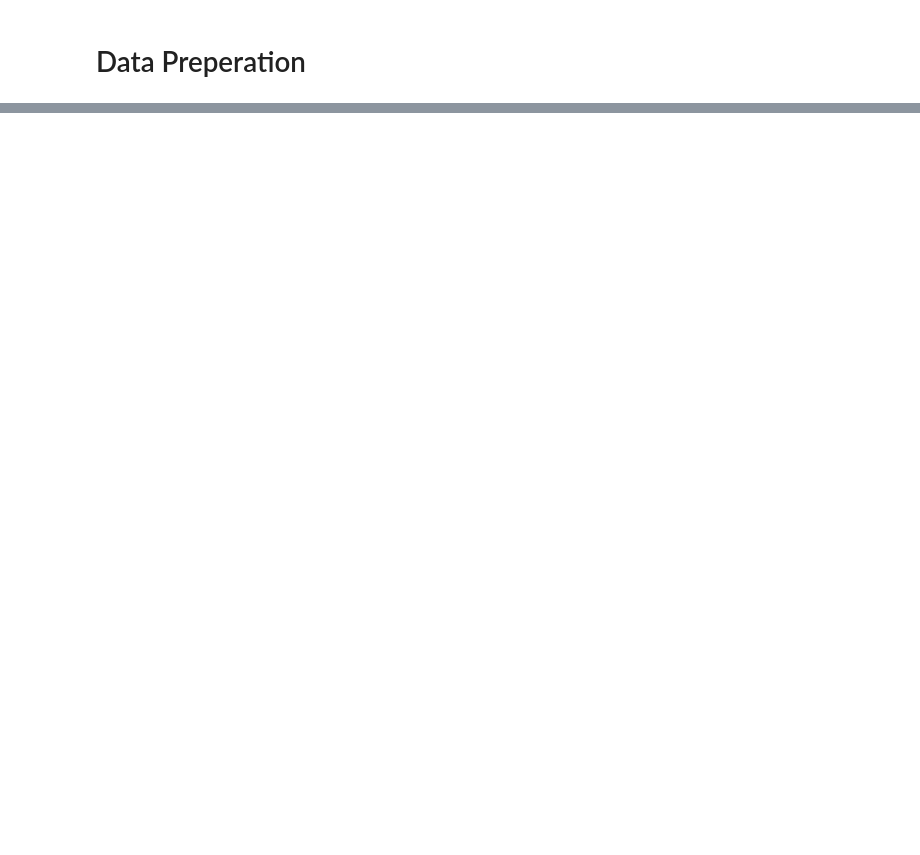
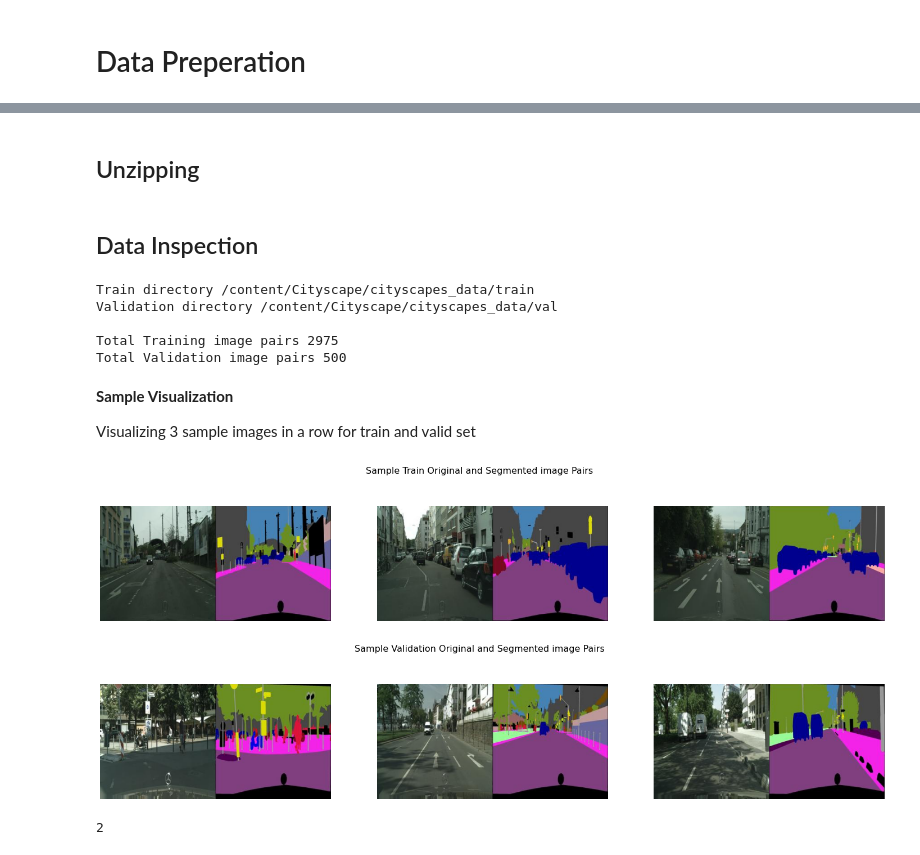
Before and after one commit to sayan0506/DIscriminative-Learning-in-Semantic-Segmentation-on-Cityscape-Dataset, a Jupyter notebook: Pretrained_Resnet_18_with_Discriminative_learning.ipynb, the cells around one changed output, grey strips where cells are left out. Drawn from its saved outputs; the diff is of its cells as text; code cells hidden in the pictures; blank space fills up the shorter version.

```diff
--- a/Pretrained_Resnet_18_with_Discriminative_learning.ipynb
+++ b/Pretrained_Resnet_18_with_Discriminative_learning.ipynb
@@ -93,0 +102,2 @@ cityscapes-image-pairs.zip: Skipping, found more recently modified local copy (u
+# %% [markdown]
+## Unzipping
@@ -93,0 +116,57 @@ cityscapes-image-pairs.zip: Skipping, found more recently modified local copy (u
+# %% [markdown]
+## Data Inspection
+# %%
+# cityscape data directory
+data_dir = '/content/Cityscape/cityscapes_data'
+
+# train directory
+train_dir = os.path.join(data_dir, 'train')
+
+# validation directory
+val_dir = os.path.join(data_dir, 'val')
+
+print(f'Train directory {train_dir}\nValidation directory {val_dir}\n')
+
+# train, validation samples list
+train_samples, validation_samples = os.listdir(train_dir), os.listdir(val_dir)
+print(f'Total Training image pairs {len(train_samples)}\nTotal Validation image pairs {len(validation_samples)}')
+# %% [output]
+Train directory /content/Cityscape/cityscapes_data/train
+Validation directory /content/Cityscape/cityscapes_data/val
+
+Total Training image pairs 2975
+Total Validation image pairs 500
+# %% [markdown]
+**Sample Visualization**
+
+Visualizing 3 sample images in a row for train and valid set
+# %%
+def img_vis(lst=None,title=None):
+
+  path, img_list= lst
+  # defining pyplot figure
+  fig = plt.figure(figsize=(25,5))
+  fig.suptitle(title, fontsize = 16)
+  for i in range(3):
+    sample = Image.open(os.path.join(path, img_list[i])).convert('RGB')
+    fig.add_subplot(1,3,i+1)
+    plt.imshow(sample)
+    plt.axis('off')
+  plt.show()
+
+
+# fig_title list
+title = ['Sample Train Original and Segmented image Pairs', 'Sample Validation Original and Segmented image Pairs']
+#directory list
+dir_list = [train_dir, val_dir]
+# image list
+img_list = [train_samples, validation_samples]
+for i, lst in enumerate(zip(dir_list, img_list)):
+  img_vis(lst = lst, title = title[i])
+# %% [output]
+[figure, added]
+[figure, added]
+# %%
+len(img_list)
+# %% [output]
+2
```
Also changed, not shown: parts of 6 cells of this notebook.
